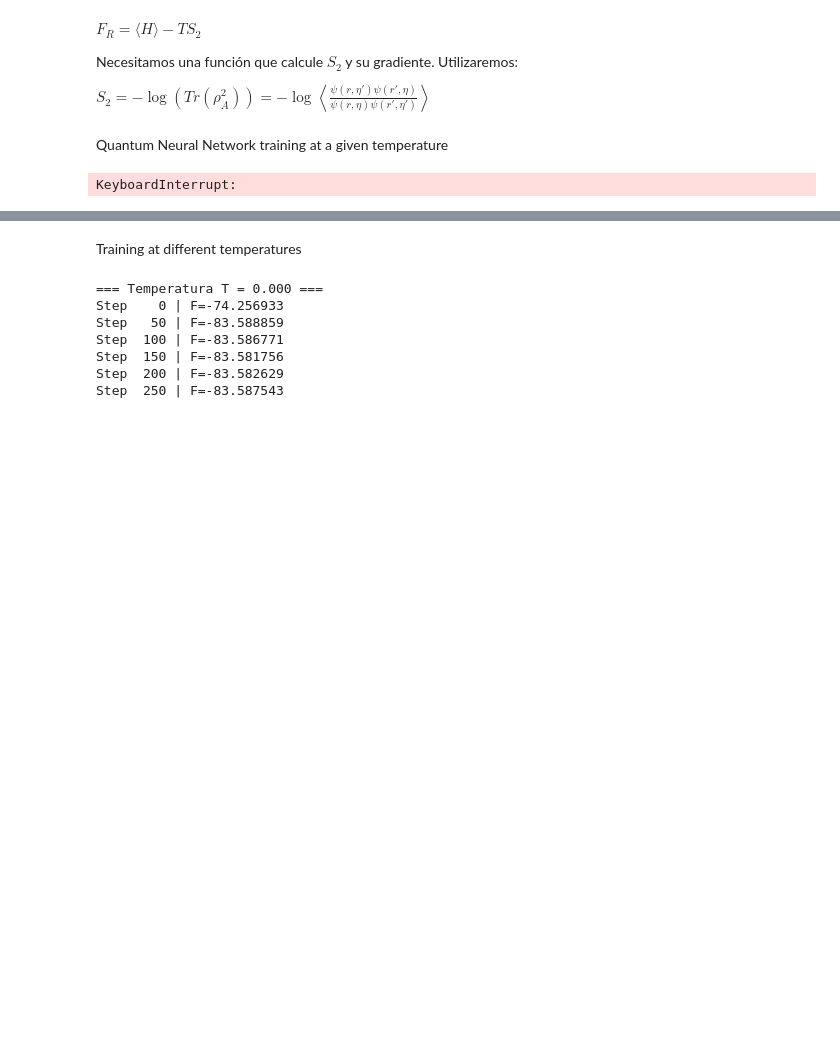
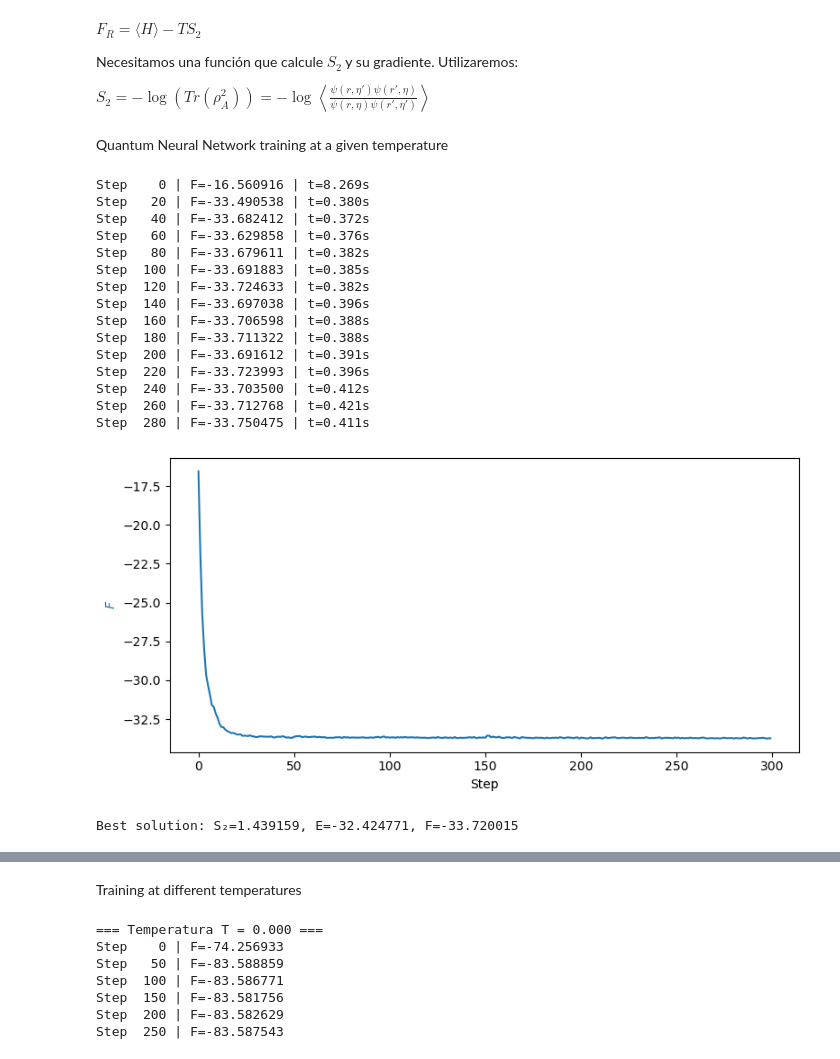
Before and after one commit to ismaelcastrouimp/TFM, a Jupyter notebook: notebooks/Renyi_Ising.ipynb, the cells around one changed output, grey strips where cells are left out. Drawn from its saved outputs; the diff is of its cells as text; code cells hidden in the pictures; blank space fills up the shorter version.

```diff
--- a/notebooks/Renyi_Ising.ipynb
+++ b/notebooks/Renyi_Ising.ipynb
@@ -75,19 +75,36 @@ Quantum Neural Network training at a given temperature
 # %%
 sampler = nk.sampler.ARDirectSampler(hi_extended)
 
 arnn = nk.models.ARNNDense(hilbert=hi_extended, layers=1, features=16, activation=jax.nn.gelu)
 model = ARNN_Z2(worker=arnn, trivial_Z2=True)
 vstate = nk.vqs.MCState(sampler, model, n_samples=40960)
-T = 10
+T = 0.9
 
 n_steps = 300
 lr = optax.linear_schedule(0.05, 0.001, n_steps)
 diag_shift = optax.linear_schedule(1e-1, 1e-4, n_steps)
 _,f_best,E_best,S_best = free_energy_minimize_SR_SGD(vstate, T, partition, H_extended, n_steps, learning_rate=lr,
-                                                      diag_shift=diag_shift, freq=20, timing=True, n_samples_sr=4096)
+                                                      diag_shift=diag_shift, freq=20, timing=True, n_samples_sr=4096,
+                                                      chunk_size=vstate.n_samples//2)
 print(f"Best solution: S₂={S_best:.6f}, E={E_best:.6f}, F={f_best:.6f}")
 # %% [output]
-KeyboardInterrupt:
+Step    0 | F=-16.560916 | t=8.269s
+Step   20 | F=-33.490538 | t=0.380s
+Step   40 | F=-33.682412 | t=0.372s
+Step   60 | F=-33.629858 | t=0.376s
+Step   80 | F=-33.679611 | t=0.382s
+Step  100 | F=-33.691883 | t=0.385s
+Step  120 | F=-33.724633 | t=0.382s
+Step  140 | F=-33.697038 | t=0.396s
+Step  160 | F=-33.706598 | t=0.388s
+Step  180 | F=-33.711322 | t=0.388s
+Step  200 | F=-33.691612 | t=0.391s
+Step  220 | F=-33.723993 | t=0.396s
+Step  240 | F=-33.703500 | t=0.412s
+Step  260 | F=-33.712768 | t=0.421s
+Step  280 | F=-33.750475 | t=0.411s
+[figure, added]
+Best solution: S₂=1.439159, E=-32.424771, F=-33.720015
 # %%
 sampler = nk.sampler.ARDirectSampler(hi_extended)
 arnn = nk.models.ARNNDense(hilbert=hi_extended, layers=1, features=16, activation=jax.nn.gelu)
```
Also changed, not shown: parts of 2 cells of this notebook.
